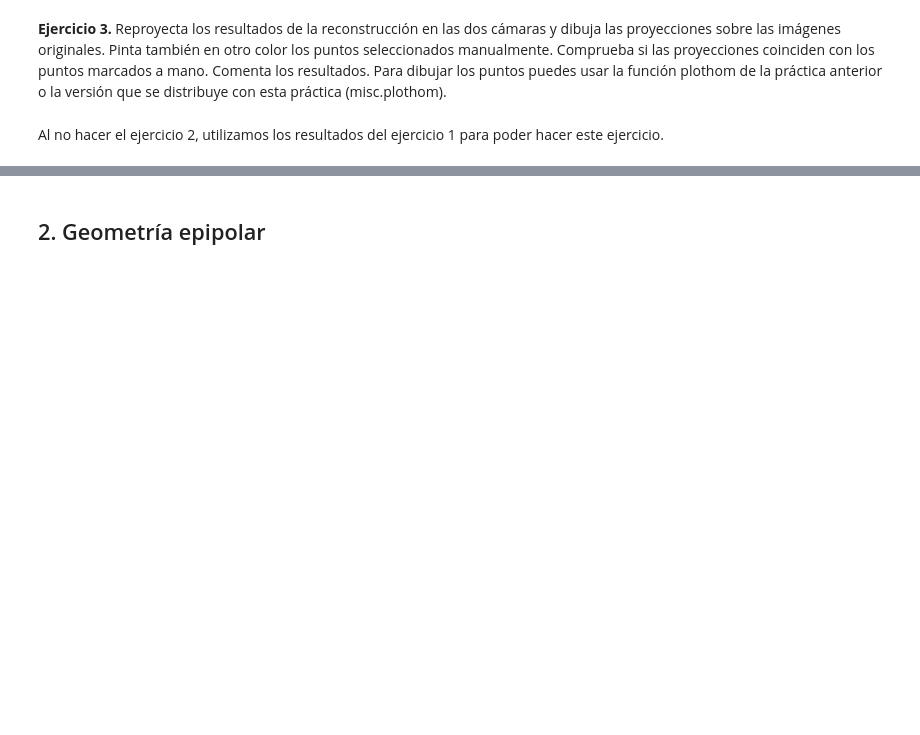
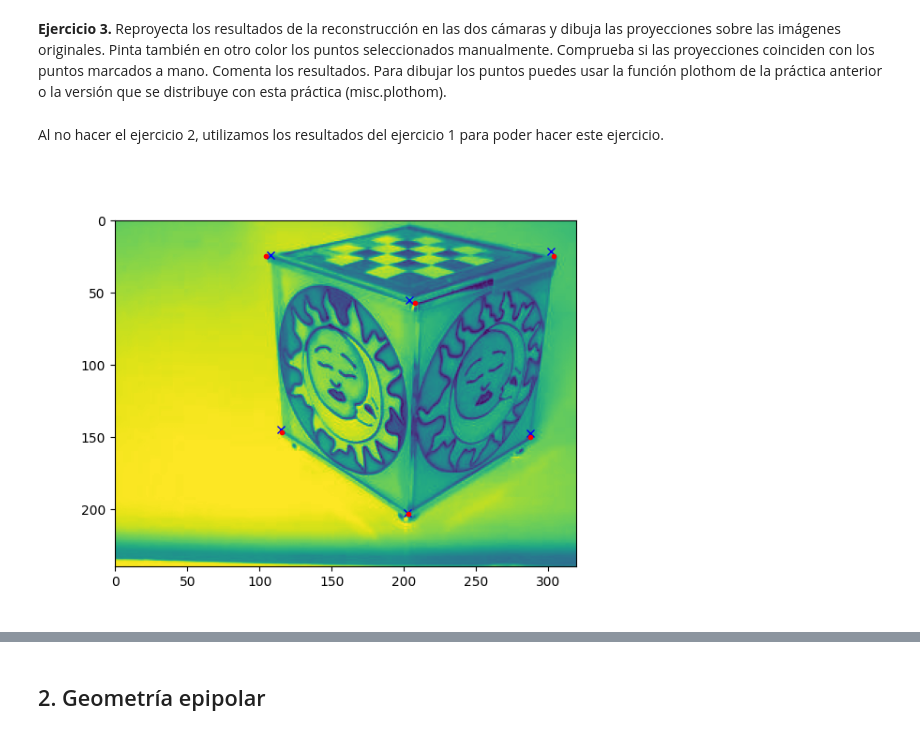
Before and after one commit to themrcesi/ComputerVision, a Jupyter notebook: Práctica3/PracticaStereo.ipynb, the cells around one changed output, grey strips where cells are left out. Drawn from its saved outputs; the diff is of its cells as text; code cells hidden in the pictures; blank space fills up the shorter version.

```diff
--- a/Práctica3/PracticaStereo.ipynb
+++ b/Práctica3/PracticaStereo.ipynb
@@ -308,3 +320,7 @@ misc.plothom(pt2,'bx')
 misc.plothom(proy2,'r.')
 ppl.imshow(img2)
 ppl.show()
+# %%
+Image(filename = "img/reprojection1.png", width = 600, height = 600)
+# %% [output]
+[figure, added]
```
Also changed, not shown: parts of 18 cells of this notebook, 2 other files.
